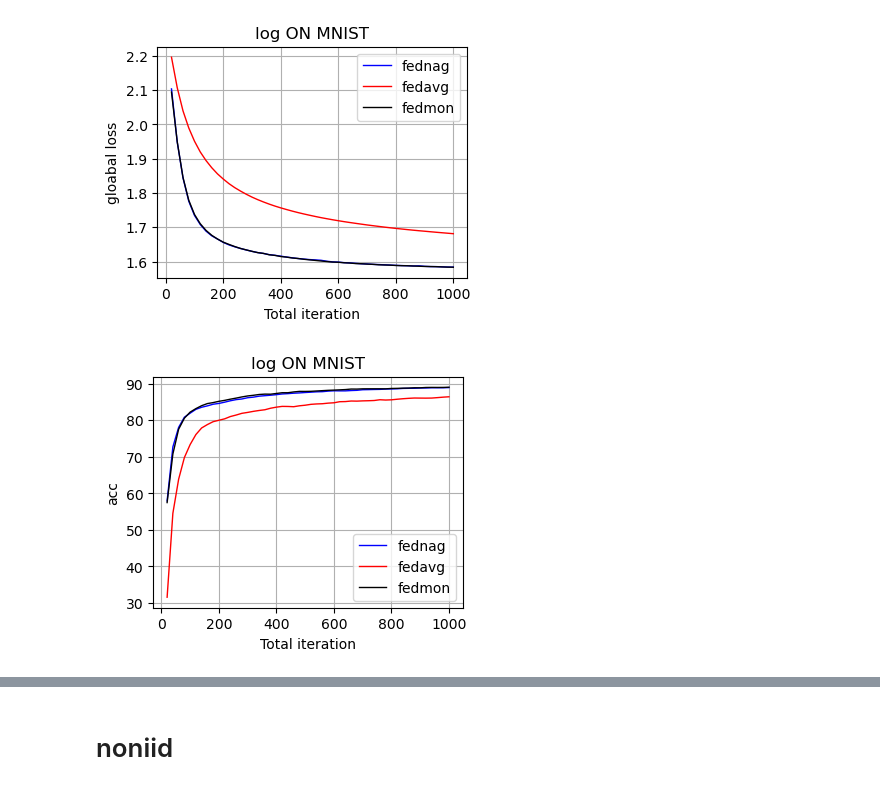
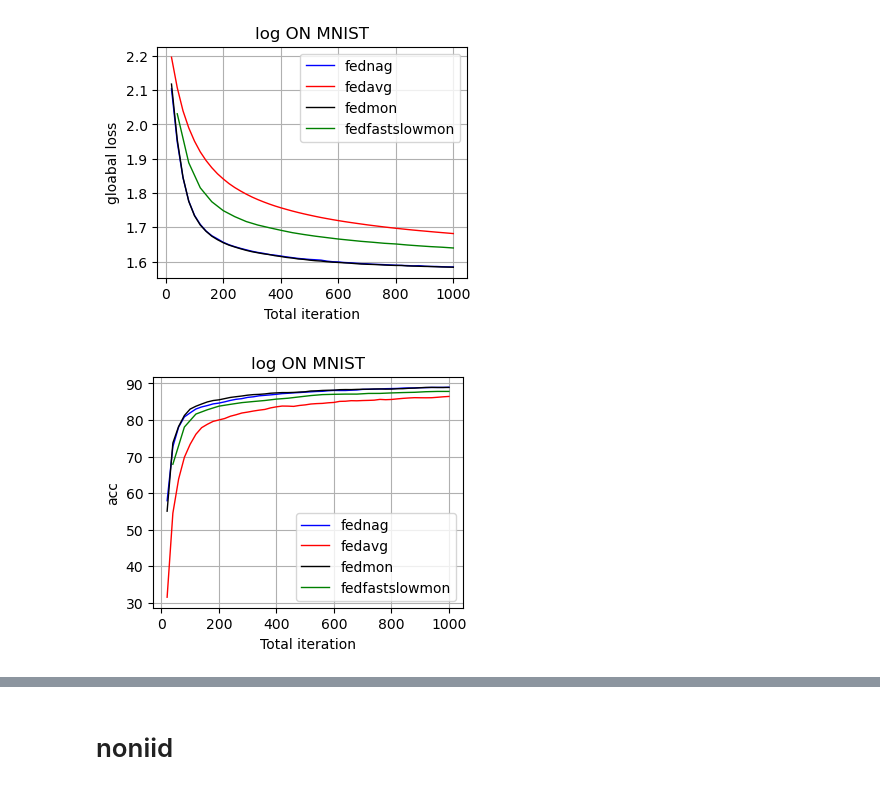
Before and after one commit to Gooooooogo/fedml, a Jupyter notebook: FedPlot.ipynb, the cells around one changed output, grey strips where cells are left out. Saved outputs shown, nothing was run; the diff lists cells and outputs as text; code cells hidden in the pictures.

```diff
--- a/FedPlot.ipynb
+++ b/FedPlot.ipynb
@@ -80,36 +81,38 @@ for sheet_name in sheet_names:
         'column2': column2_data,
         'column4': column4_data,
         'column5': column5_data
     }
 
 
 plt.figure(figsize=(4, 3))  # 设置图形大小
 plt.plot(sheet_data['mnist_log_nag']['column2'], sheet_data['mnist_log_nag']['column4'], label='fednag', color='blue', linewidth=1)  # 绘制折线图
 plt.plot(sheet_data['mnist_log_avg']['column2'], sheet_data['mnist_log_avg']['column4'], label='fedavg', color='red', linewidth=1)  # 绘制折线图
 plt.plot(sheet_data['mnist_log_mon']['column2'], sheet_data['mnist_log_mon']['column4'], label='fedmon', color='black', linewidth=1)  # 绘制折线图
+plt.plot(sheet_data['mnist_log_fastslowmon']['column2'], sheet_data['mnist_log_fastslowmon']['column4'], label='fedfastslowmon', color='green', linewidth=1)  # 绘制折线图
+
 plt.title('log ON MNIST')  # 设置标题
 plt.xlabel('Total iteration')  # 设置X轴标签
 plt.ylabel('gloabal loss')  # 设置Y轴标签
 plt.legend()  # 显示图例
 plt.grid(True)  # 显示网格线
 plt.show()  # 显示图形
 
 
 
-
 plt.figure(figsize=(4,3 ))  # 设置图形大小
 plt.plot(sheet_data['mnist_log_nag']['column2'], sheet_data['mnist_log_nag']['column5'], label='fednag', color='blue', linewidth=1)  # 绘制折线图
 plt.plot(sheet_data['mnist_log_avg']['column2'], sheet_data['mnist_log_avg']['column5'], label='fedavg', color='red', linewidth=1)  # 绘制折线图
 plt.plot(sheet_data['mnist_log_mon']['column2'], sheet_data['mnist_log_mon']['column5'], label='fedmon', color='black', linewidth=1)  # 绘制折线图
+plt.plot(sheet_data['mnist_log_fastslowmon']['column2'], sheet_data['mnist_log_fastslowmon']['column5'], label='fedfastslowmon', color='green', linewidth=1)
 plt.title('log ON MNIST')  # 设置标题
 plt.xlabel('Total iteration')  # 设置X轴标签
 plt.ylabel('acc')  # 设置Y轴标签
 plt.legend()  # 显示图例
 plt.grid(True)  # 显示网格线
 plt.show()  # 显示图形
 # %% [output]
-[figure, old version]
+[figure, new version]
-[figure, old version]
+[figure, new version]
 # %%
 import matplotlib.pyplot as plt
 import pandas as pd
```
Also changed, not shown: parts of 5 cells of this notebook, 9 other files.
